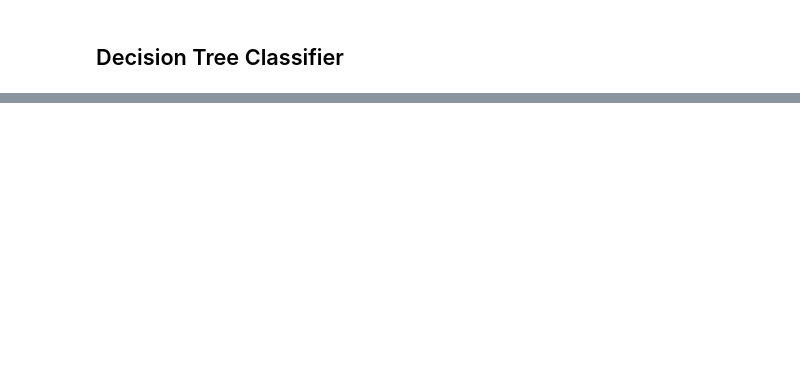
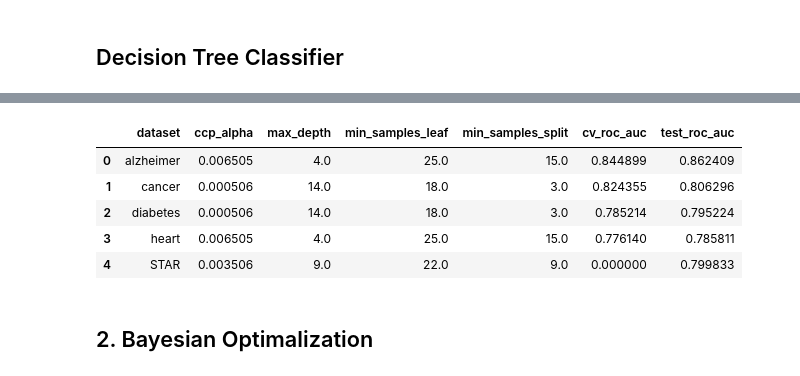
Before and after one commit to zielinskim04/HyperparameterTunability, a Jupyter notebook: DecisionTree.ipynb, the cells around one changed output, grey strips where cells are left out. Saved outputs shown, nothing was run; the diff lists cells and outputs as text; code cells hidden in the pictures; blank space fills up the shorter version.

```diff
--- a/DecisionTree.ipynb
+++ b/DecisionTree.ipynb
@@ -163,3 +228,16 @@ mean_df = pd.DataFrame(mean_results)
+# %%
+# Creating a final dataframe for all of the results
+
+# Splitting all hyperparaemters to separate columns
+params_df = results_df['params'].apply(pd.Series)
+results_df = pd.concat([results_df.drop('params', axis=1), params_df], axis=1)
+
+results_col = results_df[['cv_roc_auc','test_roc_auc']]
+results_df = pd.concat([results_df.drop(['cv_roc_auc','test_roc_auc'],axis=1),results_col], axis=1)
+
+mean_df = pd.DataFrame(mean_results)
+results_df = results_df.merge(mean_df, on="dataset")
+results_df["diff_from_star"] = results_df["star_test_roc_auc"] - results_df["test_roc_auc"]
 # %%
 mean_df
 # %% [output]
@@ -171,4 +248,0 @@ mean_df
-# %%
-results_df = results_df.merge(mean_df, on="dataset")
-results_df["diff_from_mean"] = results_df["mean_test_roc_auc"] - results_df["test_roc_auc"]
-results_df
@@ -237,0 +267,28 @@ results_df.to_csv("results_decisiontree.csv", index=False)
+# %%
+# Creating a short summary dataset
+
+# Best parameters for each dataset
+best_per_dataset = (
+    results_df.sort_values(by=["dataset", "test_roc_auc"], ascending=[True, False])
+    .groupby("dataset", as_index=False)
+    .first()
+    .drop(['star_test_roc_auc', 'diff_from_star'], axis=1)
+)
+
+# STAR row
+mean_row = {
+    "dataset": "STAR",
+    **mean_params_dict,
+    "cv_roc_auc": 0,
+    "test_roc_auc": mean_df["star_test_roc_auc"].mean()
+}
+
+summary_df = pd.concat([best_per_dataset, pd.DataFrame([mean_row])], ignore_index=True)
+summary_df
+# %% [output]
+|  | dataset | ccp_alpha | max_depth | min_samples_leaf | min_samples_split | cv_roc_auc | test_roc_auc |
+| 0 | alzheimer | 0.006505 | 4.0 | 25.0 | 15.0 | 0.844899 | 0.862409 |
+| 1 | cancer | 0.000506 | 14.0 | 18.0 | 3.0 | 0.824355 | 0.806296 |
+| 2 | diabetes | 0.000506 | 14.0 | 18.0 | 3.0 | 0.785214 | 0.795224 |
+| 3 | heart | 0.006505 | 4.0 | 25.0 | 15.0 | 0.776140 | 0.785811 |
+| 4 | STAR | 0.003506 | 9.0 | 22.0 | 9.0 | 0.000000 | 0.799833 |
@@ -237,0 +297,2 @@ results_df.to_csv("results_decisiontree.csv", index=False)
+# %% [markdown]
+## 2. Bayesian Optimalization
```
Also changed, not shown: parts of 34 cells of this notebook.
